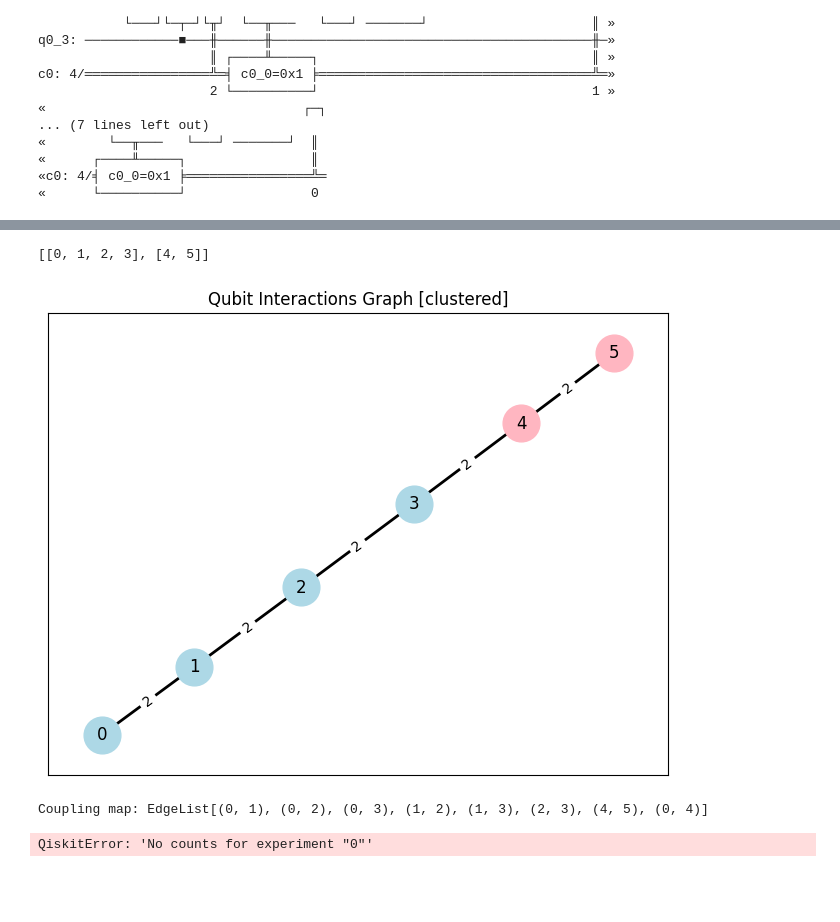
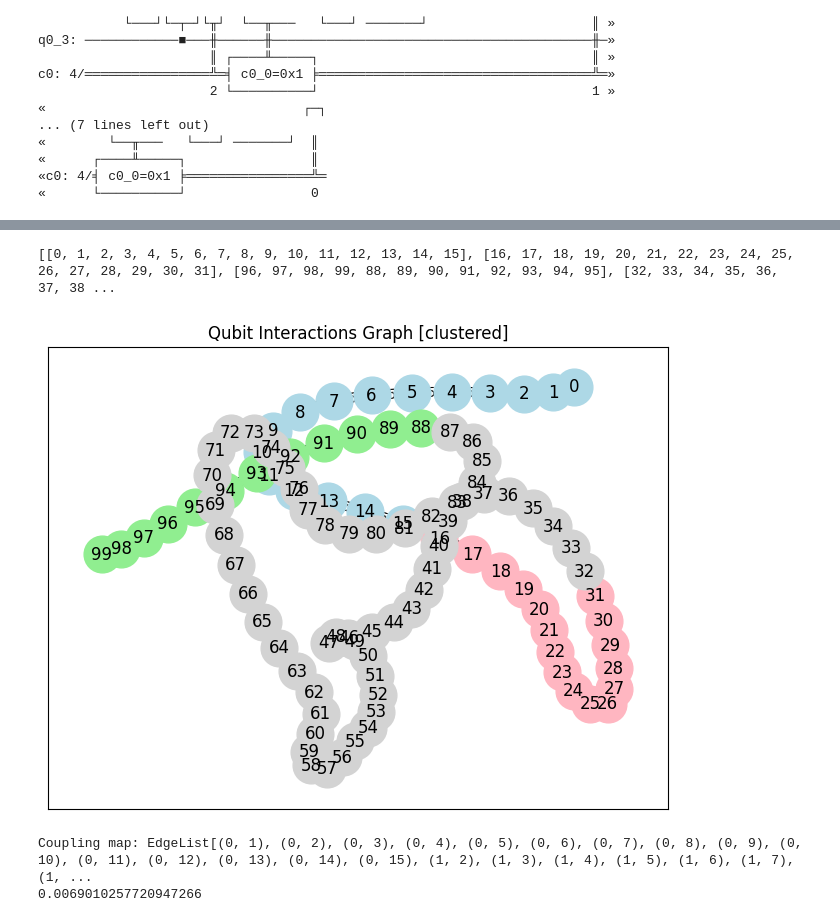
Before and after one commit to kandaurovnet/qiskit-ibm-hackathon-2024, a Jupyter notebook: TEAM-EIGHT.ipynb, the cells around one changed output, grey strips where cells are left out. Saved outputs shown, nothing was run; the diff lists cells and outputs as text; code cells hidden in the pictures; blank space fills up the shorter version.

```diff
--- a/TEAM-EIGHT.ipynb
+++ b/TEAM-EIGHT.ipynb
@@ -164,33 +168,33 @@ plot_qubit_interaction_graph(G, "Qubit Interaction Graph")
 # %%
 # Step 2 -- Break down algorithm
 # Input: `circuit`.
 # Output: `distribution_map`.
 
 import networkx as nx
 from networkx.algorithms.community import greedy_modularity_communities
 from networkx.algorithms.community.quality import modularity
 from itertools import combinations
 import random
 
 def calculate_edge_cut(G, nodes1, nodes2):
     cut_value = 0
     for u in nodes1:
         for v in nodes2:
             if G.has_edge(u, v):
                 cut_value += G[u][v].get('weight')
     return cut_value
 
 def divide_graph(G, n):
     communities = list(greedy_modularity_communities(G, weight='weight', cutoff=n, best_n=n))
     return [list(f) for f in communities]
 
-clusters = divide_graph(G, 2)
+clusters = divide_graph(G, 10)
 print(clusters)
 
 plot_qubit_interaction_graph(G, "Qubit Interactions Graph [clustered]", clusters)
 # %% [output]
-[[0, 1, 2, 3], [4, 5]]
+[[0, 1, 2, 3, 4, 5, 6, 7, 8, 9, 10, 11, 12, 13, 14, 15], [16, 17, 18, 19, 20, 21, 22, 23, 24, 25, 26, 27, 28, 29, 30, 31], [96, 97, 98, 99, 88, 89, 90, 91, 92, 93, 94, 95], [32, 33, 34, 35, 36, 37, 38 ...
-[figure, old version]
+[figure, new version]
 # %%
 # Step 3 -- Run with distributed system simulator
 # Input: `circuit`, `clusters`.
@@ -202,29 +206,26 @@ from itertools import combinations
 from qiskit.compiler.transpiler import CouplingMap, transpile
 from qiskit_aer import AerSimulator
 
-map = clusters
-qc = circuit
-
 cm = CouplingMap()
-for i in range(qc.num_qubits):
+for i in range(circuit.num_qubits):
     cm.add_physical_qubit(i)
 
 for i in range(len(clusters)):
-    for j in range(len(map[i])):
-        for k in range(j+1,len(map[i])):
-            cm.add_edge(map[i][j],map[i][k])
+    for j in range(len(clusters[i])):
+        for k in range(j+1,len(clusters[i])):
+            cm.add_edge(clusters[i][j],clusters[i][k])
 
-for i in range(len(map)):
-    for j in range(i+1, len(map)):
-        cm.add_edge(map[i][0],map[j][0])
+for i in range(len(clusters)):
+    for j in range(i+1, len(clusters)):
+        cm.add_edge(clusters[i][0],clusters[j][0])
 
 print("Coupling map:", cm.get_edges())
 
 simulator = AerSimulator()
-transpiled_distributed_qc=transpile(qc, backend=simulator,coupling_map=cm)
+transpiled_distributed_qc=transpile(circuit, backend=simulator,coupling_map=cm)
 
 distributed_result=simulator.run(transpiled_distributed_qc).result()
-print(distributed_result.get_counts())
+print(distributed_result.time_taken)
 # %% [output]
-Coupling map: EdgeList[(0, 1), (0, 2), (0, 3), (1, 2), (1, 3), (2, 3), (4, 5), (0, 4)]
+Coupling map: EdgeList[(0, 1), (0, 2), (0, 3), (0, 4), (0, 5), (0, 6), (0, 7), (0, 8), (0, 9), (0, 10), (0, 11), (0, 12), (0, 13), (0, 14), (0, 15), (1, 2), (1, 3), (1, 4), (1, 5), (1, 6), (1, 7), (1, ...
+0.0069010257720947266
-QiskitError: 'No counts for experiment "0"'
```
Also changed, not shown: parts of 2 cells of this notebook.
